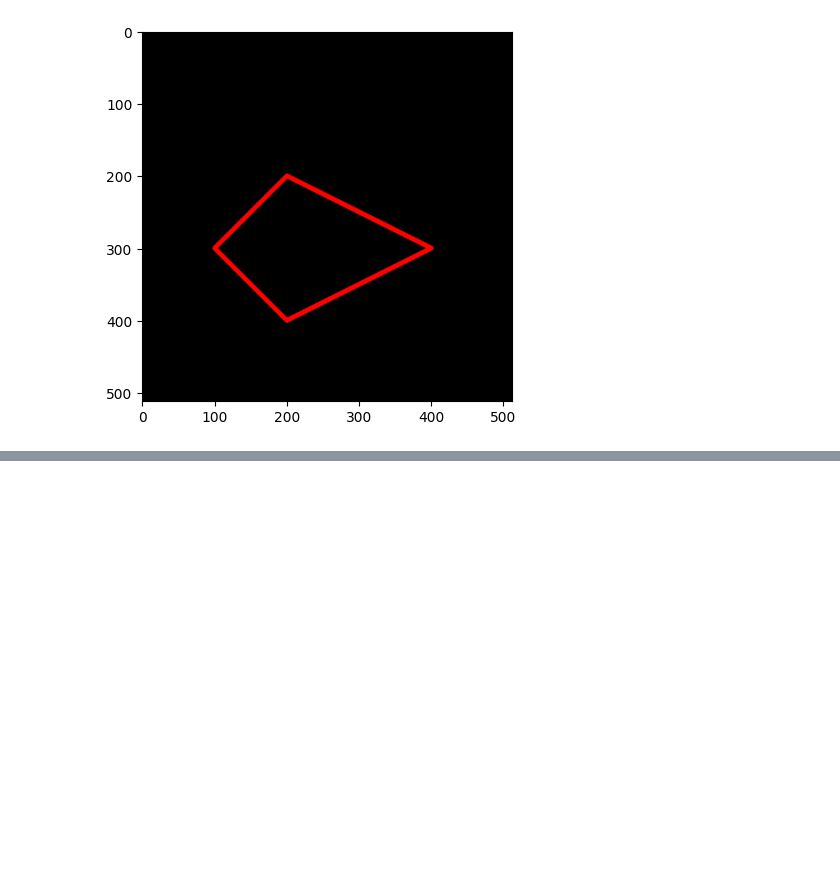
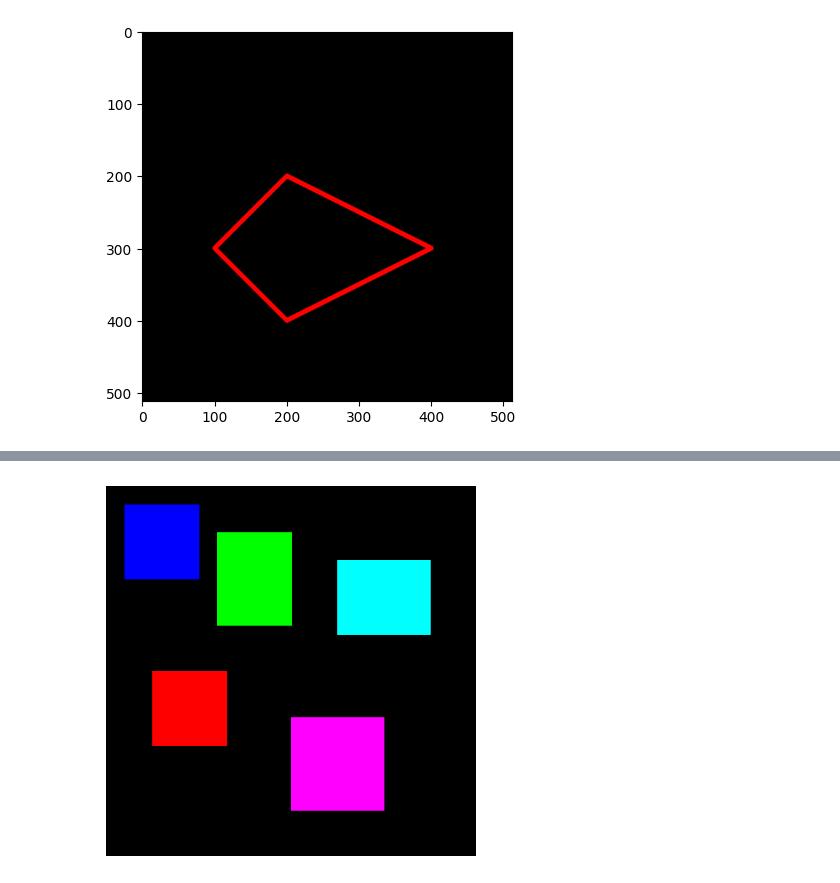
Before and after one commit to byhaqii/PVCK-2025, a Jupyter notebook: Week2.ipynb, the cells around one changed output, grey strips where cells are left out. Saved outputs shown, nothing was run; the diff lists cells and outputs as text; code cells hidden in the pictures; blank space fills up the shorter version.

```diff
--- a/Week2.ipynb
+++ b/Week2.ipynb
@@ -118,0 +168,27 @@ plt.imshow(black_img2)
+# %%
+import cv2
+import numpy as np
+from matplotlib import pyplot as plt
+
+canvas = np.zeros((400, 400, 3), dtype=np.uint8)
+
+# Box 1 - Red
+cv2.rectangle(canvas, (20, 20), (100, 100), (255, 0, 0), -1)
+
+# Box 2 - Green
+cv2.rectangle(canvas, (120, 50), (200, 150), (0, 255, 0), -1)
+
+# Box 3 - Blue
+cv2.rectangle(canvas, (50, 200), (130, 280), (0, 0, 255), -1)
+
+# Box 4 - Yellow
+cv2.rectangle(canvas, (250, 80), (350, 160), (255, 255, 0), -1)
+
+# Box 5 - Purple
+cv2.rectangle(canvas, (200, 250), (300, 350), (255, 0, 255), -1)
+
+plt.imshow(cv2.cvtColor(canvas, cv2.COLOR_BGR2RGB))
+plt.axis('off')
+plt.show()
+# %% [output]
+[figure, added]
```
Also changed, not shown: parts of 6 cells of this notebook.
